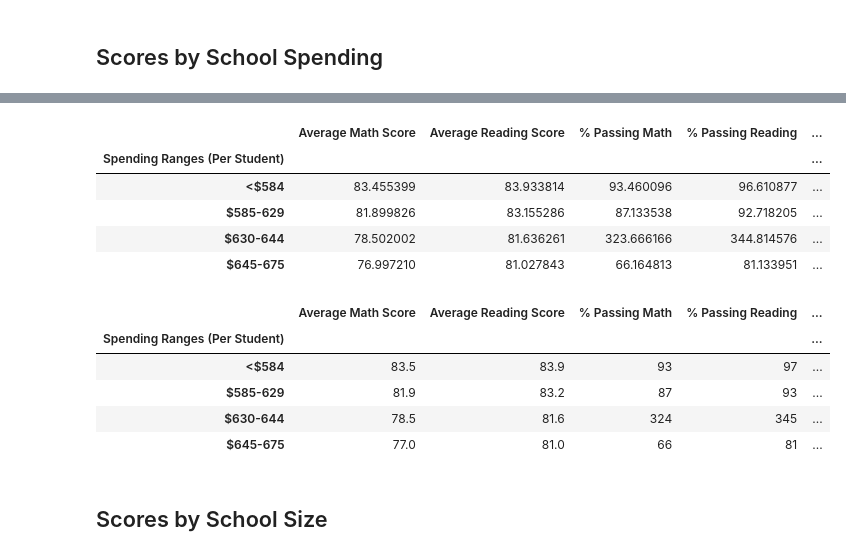
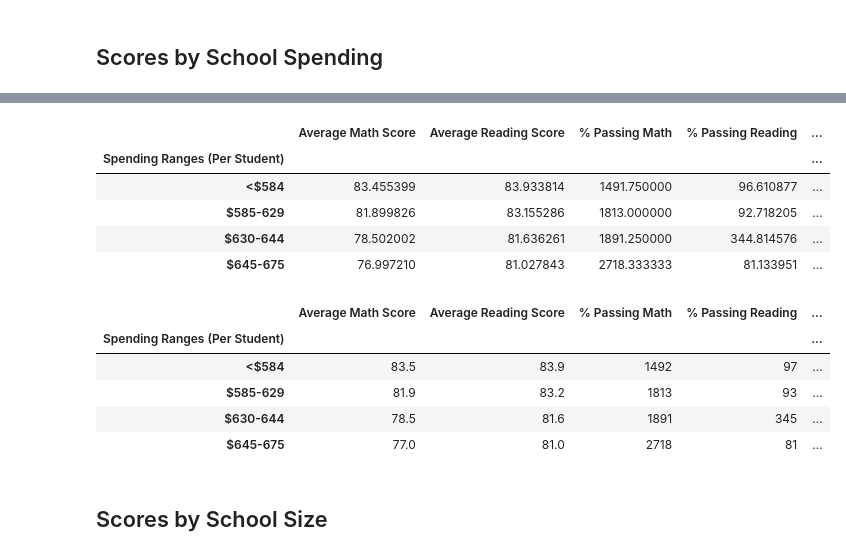
Before and after one commit to Robcaze1980/Berkeley-DA-Bootcamp--ADVANCED-EXCEL-kickstarter-analysis, a Jupyter notebook: Challenge/PyCitySchools_Challenge_starter_code_VF.ipynb, the cells around one changed output, grey strips where cells are left out. Cells and saved outputs as stored; diff of their text form; code cells hidden in the pictures.

```diff
--- a/Challenge/PyCitySchools_Challenge_starter_code_VF.ipynb
+++ b/Challenge/PyCitySchools_Challenge_starter_code_VF.ipynb
@@ -3,8 +3,8 @@
 import pandas as pd
 
 # File to Load (Remember to change the path if needed.)
-school_data_to_load = "C:/Users/rob62/OneDrive/Desktop/Copy_Data_Class/04 - Pandas/Challenge/Resources/schools_complete.csv"
-student_data_to_load = "C:/Users/rob62/OneDrive/Desktop/Copy_Data_Class/04 - Pandas/Challenge/Resources/students_complete.csv"
+school_data_to_load = "C:/Users/rob62/OneDrive/Desktop/Copy_Data_Class/04 - Pandas/School_District_Analysis/Challenge/Resources/schools_complete.csv"
+student_data_to_load = "C:/Users/rob62/OneDrive/Desktop/Copy_Data_Class/04 - Pandas/School_District_Analysis/Challenge/Resources/students_complete.csv"
 
 # Read the School Data and Student Data and store into a Pandas DataFrame
 school_data_df = pd.read_csv(school_data_to_load)
@@ -415,8 +419,8 @@ Wright High School       1049400.0
 Name: budget, dtype: float64
 # %%
 # Calculate the per capita spending.
-per_school_capitaspend = per_school_budget / per_school_counts
-per_school_capitaspend
+School_spending_per_capita = per_school_budget / per_everyschool_counts
+School_spending_per_capita
 # %% [output]
 Bailey High School       628.0
 Cabrera High School      582.0
@@ -611,11 +618,11 @@ per_overall_passing_percentage = per_passing_math_reading / per_school_counts *
 # Create the DataFrame
 per_school_summary_df = pd.DataFrame({
     "School Type": per_school_types,
-    "Total Students": per_school_counts,
+    "Total Students": per_everyschool_counts,
     "Total School Budget": per_school_budget,
-    "Per Student Budget": per_school_capita,
-    "Average Math Score": per_school_math,
-    "Average Reading Score": per_school_reading,
+    "Per Student Budget": School_spending_per_capita,
+    "Average Math Score": per_school_math_avg,
+    "Average Reading Score": per_school_reading_avg,
     "% Passing Math": per_school_passing_math,
     "% Passing Reading": per_school_passing_reading,
     "% Overall Passing": per_overall_passing_percentage})
@@ -900,12 +957,12 @@ math_scores_by_grade
 # %%
 # Establish the spending bins and group names.
 spending_bins = [0, 585, 615, 645, 675]
-pd.cut(per_school_capita, spending_bins)
+pd.cut(School_spending_per_capita, spending_bins)
 
 spending_bins = [0, 585, 630, 645, 675]
 group_names = ["<$584", "$585-629", "$630-644", "$645-675"]
 # Categorize spending based on the bins.
-per_school_summary_df["Spending Ranges (Per Student)"] = pd.cut(per_school_capita, spending_bins, labels=group_names)
+per_school_summary_df["Spending Ranges (Per Student)"] = pd.cut(School_spending_per_capita, spending_bins, labels=group_names)
 
 per_school_summary_df
 # %% [output]
@@ -935,20 +992,20 @@ overall_passing_spending = per_school_summary_df.groupby(["Spending Ranges (Per
 # %%
 # Create the DataFrame
 spending_summary_df = pd.DataFrame({
           "Average Math Score" : spending_math_scores,
           "Average Reading Score": spending_reading_scores,
           "% Passing Math": spending_passing_math,
           "% Passing Reading": spending_passing_reading,
           "% Overall Passing": overall_passing_spending})
 
-spending_summary_df.head(5)
+spending_summary_df.head(15)
 # %% [output]
 |  | Average Math Score | Average Reading Score | % Passing Math | % Passing Reading | ... |
 | Spending Ranges (Per Student) |  |  |  |  | ... |
-| <$584 | 83.455399 | 83.933814 | 93.460096 | 96.610877 | ... |
-| $585-629 | 81.899826 | 83.155286 | 87.133538 | 92.718205 | ... |
-| $630-644 | 78.502002 | 81.636261 | 323.666166 | 344.814576 | ... |
-| $645-675 | 76.997210 | 81.027843 | 66.164813 | 81.133951 | ... |
+| <$584 | 83.455399 | 83.933814 | 1491.750000 | 96.610877 | ... |
+| $585-629 | 81.899826 | 83.155286 | 1813.000000 | 92.718205 | ... |
+| $630-644 | 78.502002 | 81.636261 | 1891.250000 | 344.814576 | ... |
+| $645-675 | 76.997210 | 81.027843 | 2718.333333 | 81.133951 | ... |
 # %%
 # Format the DataFrame
 spending_summary_df["Average Math Score"] = spending_summary_df["Average Math Score"].map("{:.1f}".format)
@@ -960,10 +1017,10 @@ spending_summary_df
 # %% [output]
 |  | Average Math Score | Average Reading Score | % Passing Math | % Passing Reading | ... |
 | Spending Ranges (Per Student) |  |  |  |  | ... |
-| <$584 | 83.5 | 83.9 | 93 | 97 | ... |
-| $585-629 | 81.9 | 83.2 | 87 | 93 | ... |
-| $630-644 | 78.5 | 81.6 | 324 | 345 | ... |
-| $645-675 | 77.0 | 81.0 | 66 | 81 | ... |
+| <$584 | 83.5 | 83.9 | 1492 | 97 | ... |
+| $585-629 | 81.9 | 83.2 | 1813 | 93 | ... |
+| $630-644 | 78.5 | 81.6 | 1891 | 345 | ... |
+| $645-675 | 77.0 | 81.0 | 2718 | 81 | ... |
 # %% [markdown]
 ## Scores by School Size
 # %%
```
Also changed, not shown: parts of 16 cells of this notebook, 6 other files.
